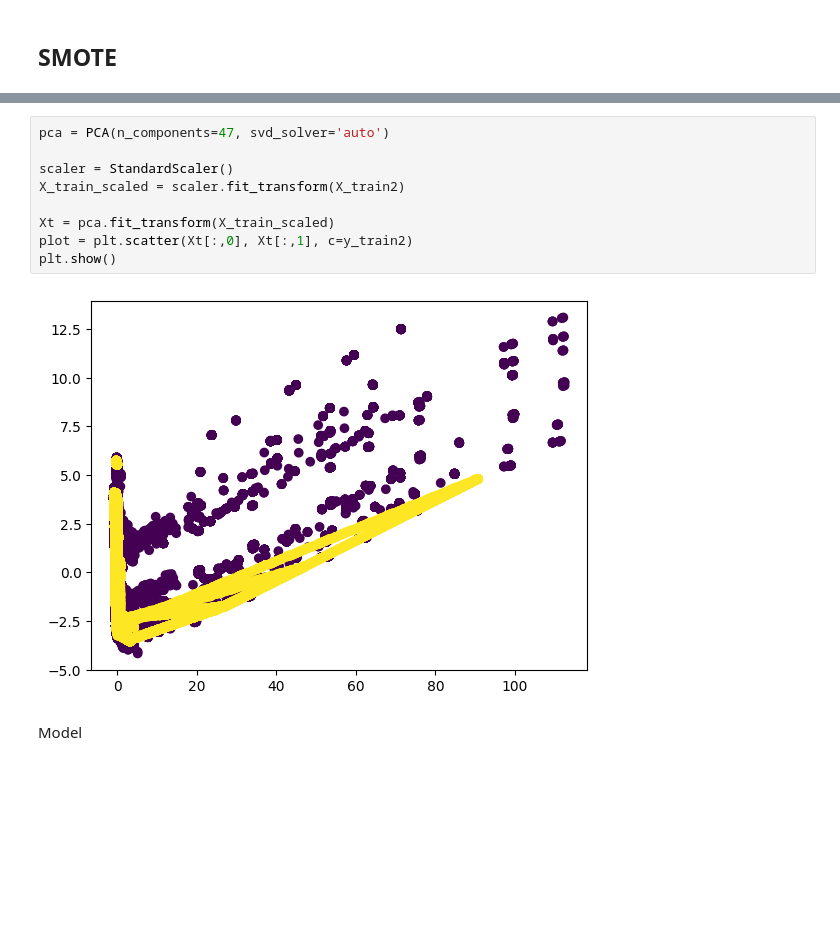
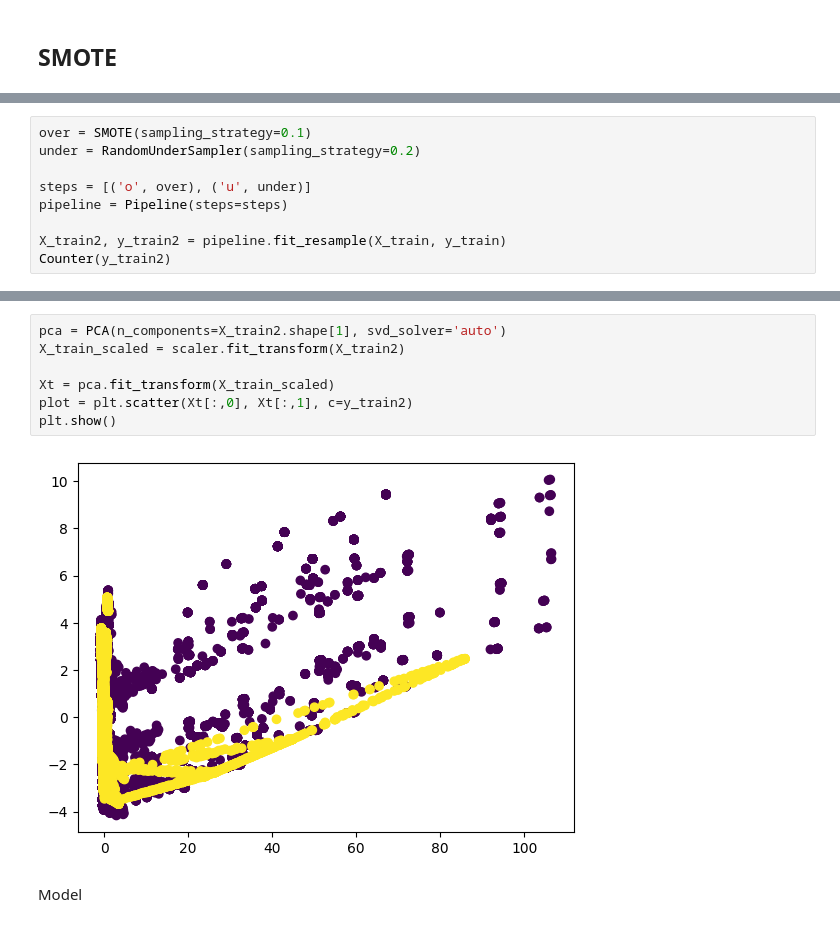
Before and after one commit to moryba/Beth-project, a Jupyter notebook: Features engineering/Smote/Dense model.ipynb, the cells around one changed output, grey strips where cells are left out. Cells and saved outputs as stored; diff of their text form; blank space fills up the shorter version.

```diff
--- a/Features engineering/Smote/Dense model.ipynb
+++ b/Features engineering/Smote/Dense model.ipynb
@@ -406,0 +403,9 @@ Counter({1: 761875, 0: 761875})
+# %%
+over = SMOTE(sampling_strategy=0.1)
+under = RandomUnderSampler(sampling_strategy=0.2)
+
+steps = [('o', over), ('u', under)]
+pipeline = Pipeline(steps=steps)
+
+X_train2, y_train2 = pipeline.fit_resample(X_train, y_train)
+Counter(y_train2)
@@ -418,16 +425,14 @@ plt.show()
 # %% [output]
 [figure]
 # %%
-pca = PCA(n_components=47, svd_solver='auto')
-
-scaler = StandardScaler()
+pca = PCA(n_components=X_train2.shape[1], svd_solver='auto')
 X_train_scaled = scaler.fit_transform(X_train2)
 
 Xt = pca.fit_transform(X_train_scaled)
 plot = plt.scatter(Xt[:,0], Xt[:,1], c=y_train2)
 plt.show()
 # %% [output]
-[figure, old version]
+[figure, new version]
 # %% [markdown]
 Model
 # %%
```
Also changed, not shown: parts of 10 cells of this notebook, 2 other files.
